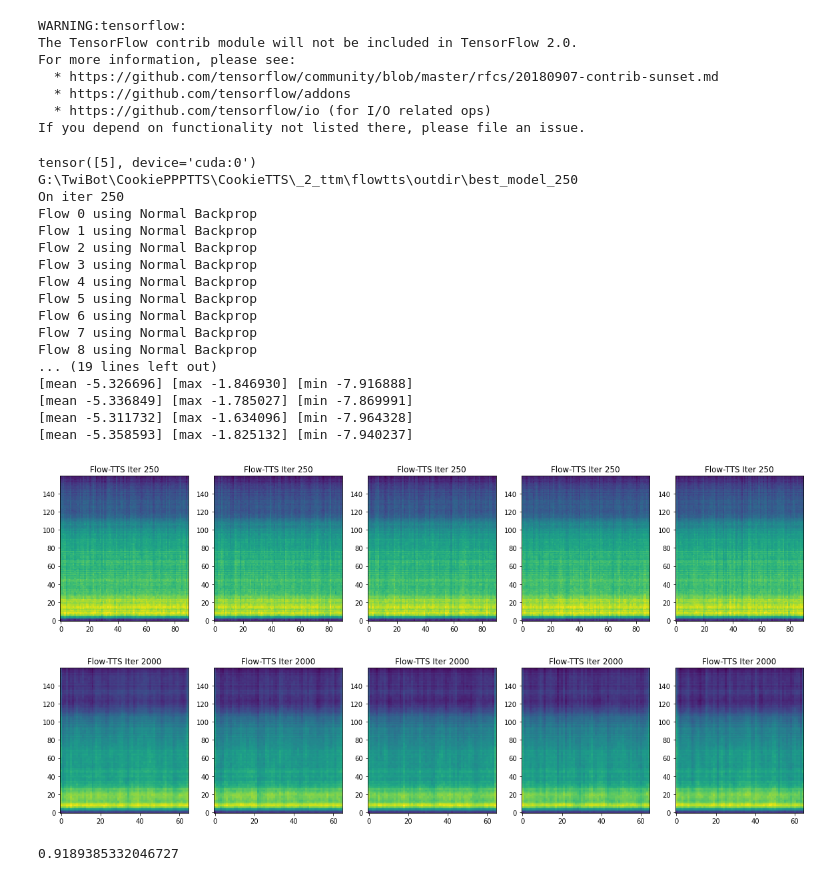
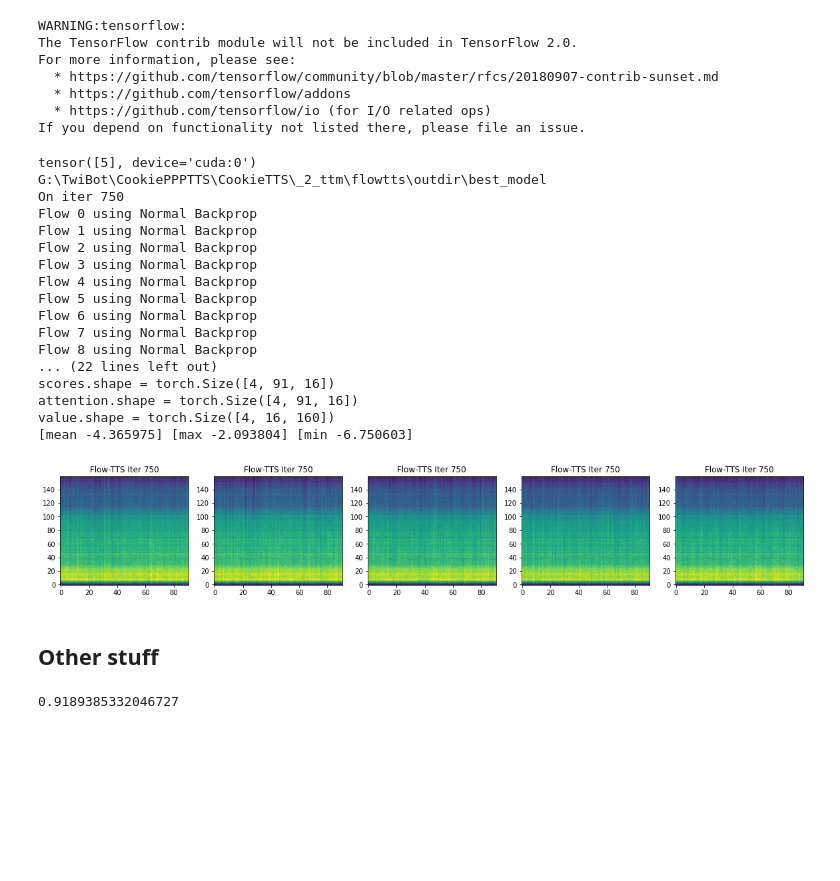
Before and after one commit to CookiePPP/cookietts, a Jupyter notebook: CookieTTS/scripts/FlowTTS Inference.ipynb, the cells around one changed output. Drawn from its saved outputs; the diff is of its cells as text; code cells hidden in the pictures; blank space fills up the shorter version.

Commit message:
more FlowTTS testing, adjusted mask for attention

```diff
--- a/CookieTTS/scripts/FlowTTS Inference.ipynb
+++ b/CookieTTS/scripts/FlowTTS Inference.ipynb
@@ -20,7 +20,7 @@ Import requested from: 'numba.decorators', please update to use 'numba.core.deco
 Import of 'jit' requested from: 'numba.decorators', please update to use 'numba.core.decorators' or pin to Numba version 0.48.0. This alias will not be present in Numba version 0.50.0.
   from numba.decorators import jit as optional_jit
 # %%
-def plot_data(data, title=None, figsize=(20, 4)):
+def plot_data(data, title=None, figsize=(20, 3)):
     fig, axes = plt.subplots(1, len(data), figsize=figsize)
     for i in range(len(data)):
         if title:
@@ -39,7 +39,6 @@ For more information, please see:
 If you depend on functionality not listed there, please file an issue.
 # %%
 checkpoint_paths = [
-    r"G:\TwiBot\CookiePPPTTS\CookieTTS\_2_ttm\flowtts\outdir\best_model_250",
     r"G:\TwiBot\CookiePPPTTS\CookieTTS\_2_ttm\flowtts\outdir\best_model",
 ]
 
@@ -53,42 +52,43 @@ sequence = torch.autograd.Variable(
 # Speaker IDs
 speaker_ids = torch.LongTensor([5,]).cuda()
 print(speaker_ids)
 # Generate
 with torch.no_grad():
     for checkpoint_path in checkpoint_paths:
         print(checkpoint_path)
         checkpoint = torch.load(checkpoint_path)
         iteration = checkpoint['iteration']
         print(f"On iter {iteration}")
         model = load_model(hparams)
         model.load_state_dict(checkpoint['state_dict'])
         _ = model.cuda().eval()
         mel_outputs = []
         for i in range(n_attempts):
             mel_output, *_ = model.inference(sequence, speaker_ids, sigma=0.10)
             print(f'[mean {mel_output.mean().item():.6f}] [max {mel_output.max().item():.6f}] [min {mel_output.min().item():.6f}]')
             mel_outputs.append(mel_output)
         plot_data((*[x.float().cpu().numpy()[0] for x in mel_outputs],), title=[f'Flow-TTS Iter {iteration}',]*n_attempts)
 # %% [output]
 tensor([5], device='cuda:0')
-G:\TwiBot\CookiePPPTTS\CookieTTS\_2_ttm\flowtts\outdir\best_model_250
-On iter 250
+G:\TwiBot\CookiePPPTTS\CookieTTS\_2_ttm\flowtts\outdir\best_model
+On iter 750
 Flow 0 using Normal Backprop
 Flow 1 using Normal Backprop
 Flow 2 using Normal Backprop
 Flow 3 using Normal Backprop
 Flow 4 using Normal Backprop
 Flow 5 using Normal Backprop
 Flow 6 using Normal Backprop
 Flow 7 using Normal Backprop
 Flow 8 using Normal Backprop
-... (19 lines left out)
-[mean -5.326696] [max -1.846930] [min -7.916888]
-[mean -5.336849] [max -1.785027] [min -7.869991]
-[mean -5.311732] [max -1.634096] [min -7.964328]
-[mean -5.358593] [max -1.825132] [min -7.940237]
+... (22 lines left out)
+scores.shape = torch.Size([4, 91, 16])
+attention.shape = torch.Size([4, 91, 16])
+value.shape = torch.Size([4, 16, 160])
+[mean -4.365975] [max -2.093804] [min -6.750603]
-[figure, old version]
+[figure, new version]
-[figure, removed]
+# %% [markdown]
+## Other stuff
 # %%
 import numpy as np
 sigma = 1.0
```
Also changed, not shown: parts of 1 cell of this notebook, 5 other files.
